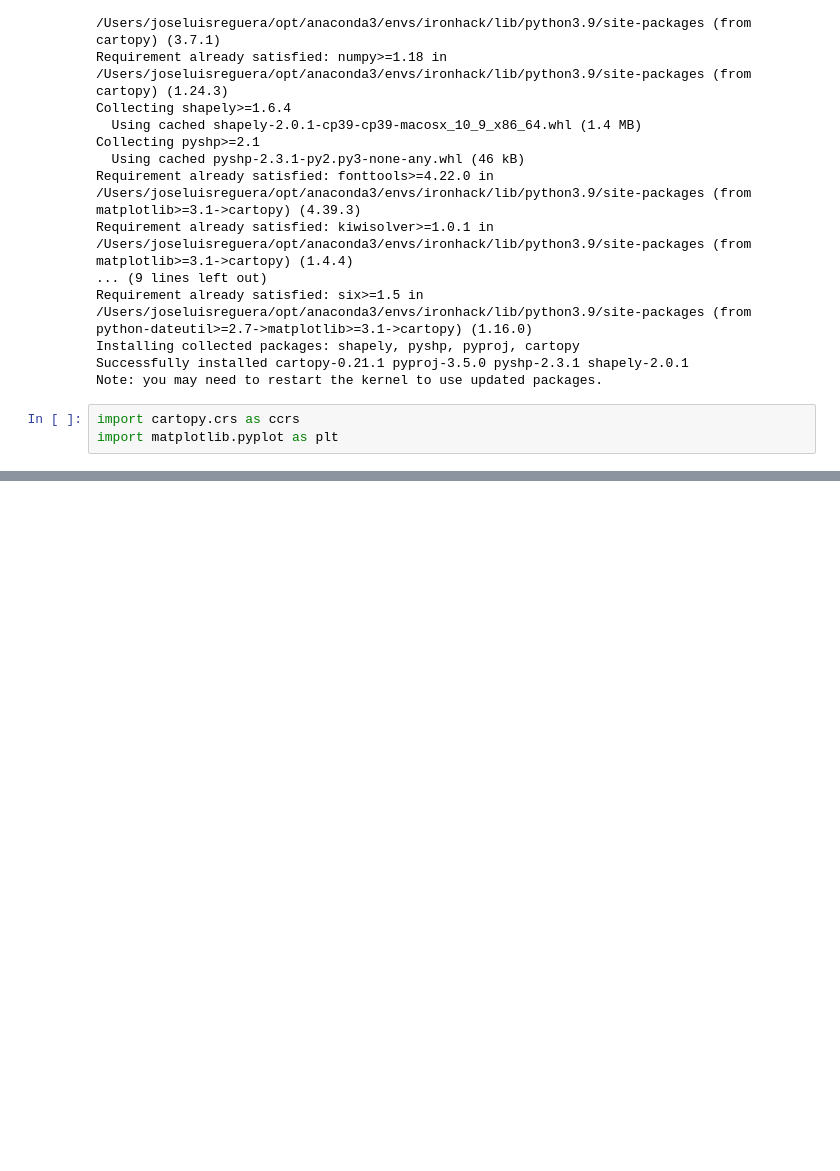
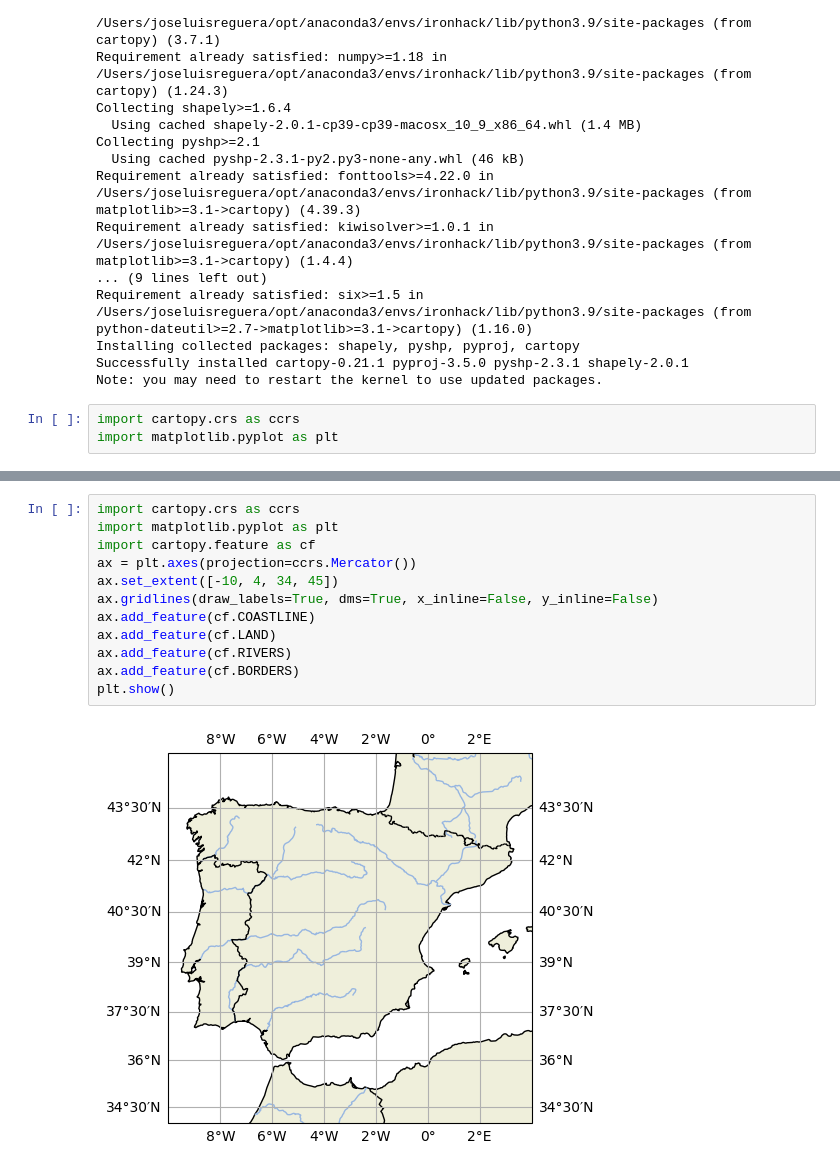
Before and after one commit to jose-luis666/w8-final_project, a Jupyter notebook: Untitled-2.ipynb, the cells around one changed output, grey strips where cells are left out. Drawn from its saved outputs; the diff is of its cells as text; blank space fills up the shorter version.

```diff
--- a/Untitled-2.ipynb
+++ b/Untitled-2.ipynb
@@ -915,0 +934,14 @@ import matplotlib.pyplot as plt
+# %%
+import cartopy.crs as ccrs
+import matplotlib.pyplot as plt
+import cartopy.feature as cf
+ax = plt.axes(projection=ccrs.Mercator())
+ax.set_extent([-10, 4, 34, 45])
+ax.gridlines(draw_labels=True, dms=True, x_inline=False, y_inline=False)
+ax.add_feature(cf.COASTLINE)
+ax.add_feature(cf.LAND)
+ax.add_feature(cf.RIVERS)
+ax.add_feature(cf.BORDERS)
+plt.show()
+# %% [output]
+[figure, added]
```
Also changed, not shown: parts of 6 cells of this notebook.
